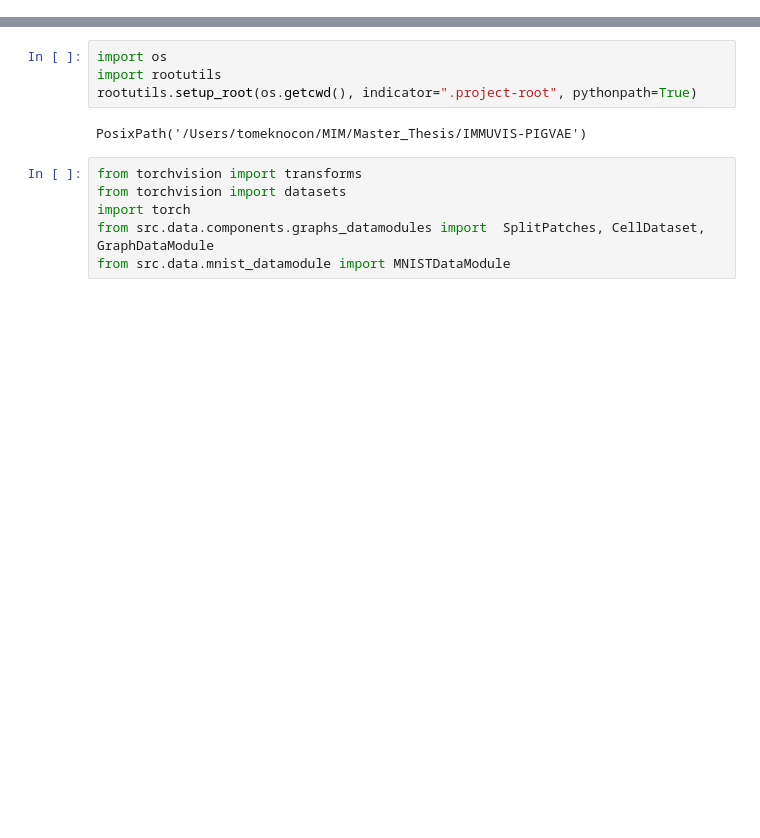
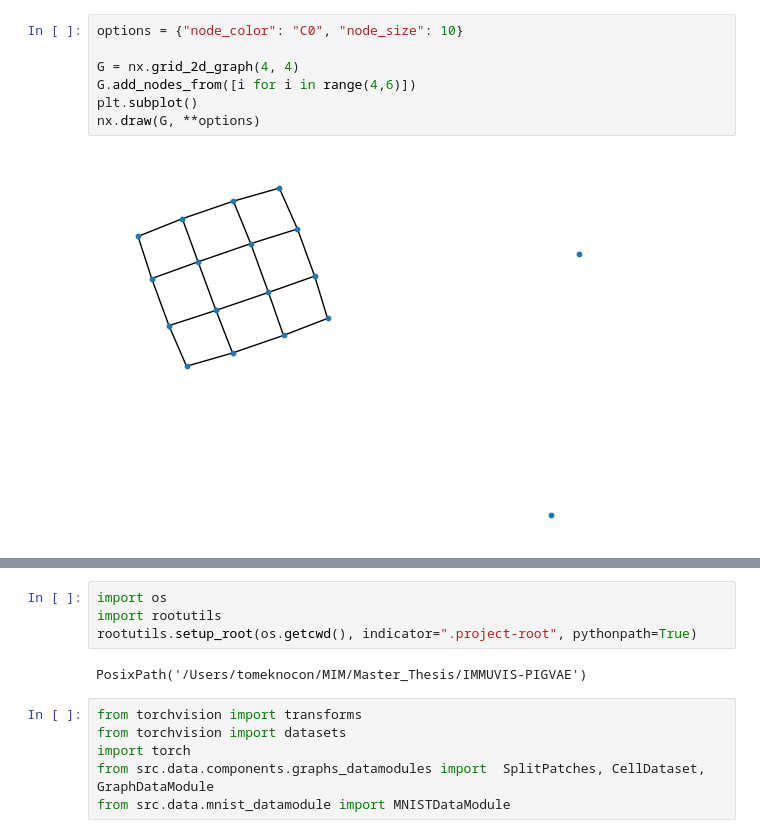
Before and after one commit to TomekNocon/IMMUVIS-PIGVAE, a Jupyter notebook: notebooks/test.ipynb, the cells around one changed output, grey strips where cells are left out. Cells and saved outputs as stored; diff of their text form; blank space fills up the shorter version.

```diff
--- a/notebooks/test.ipynb
+++ b/notebooks/test.ipynb
@@ -0,0 +452,9 @@
+# %%
+options = {"node_color": "C0", "node_size": 10}
+
+G = nx.grid_2d_graph(4, 4)
+G.add_nodes_from([i for i in range(4,6)])
+plt.subplot()
+nx.draw(G, **options)
+# %% [output]
+[figure, added]
```
Also changed, not shown: parts of 78 cells of this notebook, 5 other files.
